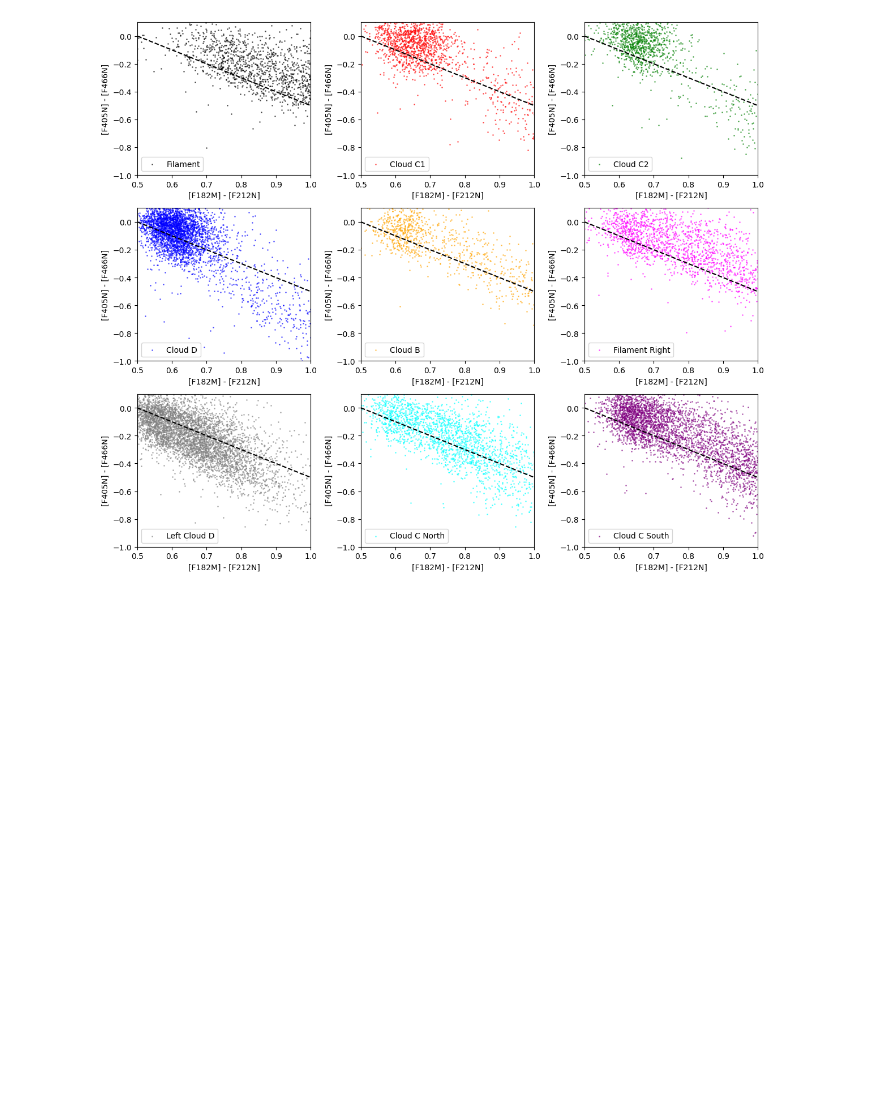
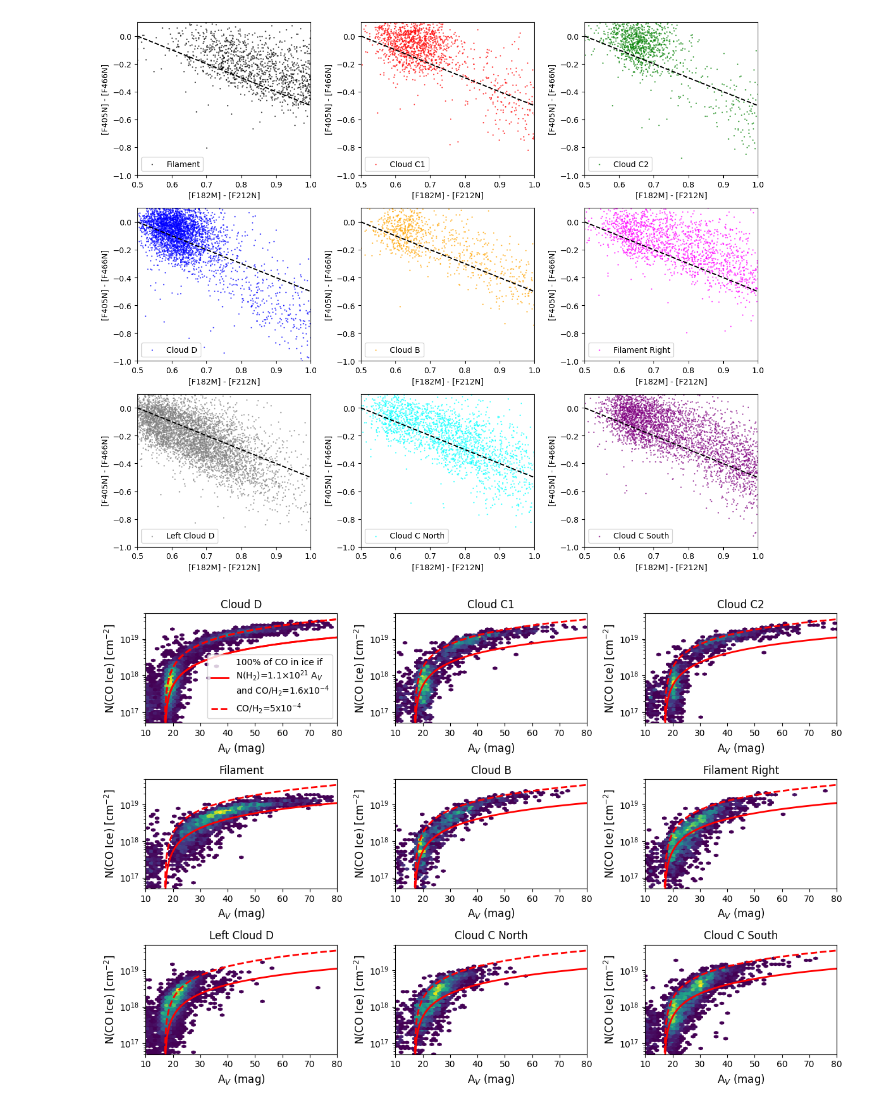
Before and after one commit to SpacialTree/dustridge-cd, a Jupyter notebook: notebooks/dustridge_analysis.ipynb, the cells around one changed output. Saved outputs shown, nothing was run; the diff lists cells and outputs as text; code cells hidden in the pictures; blank space fills up the shorter version.

```diff
--- a/notebooks/dustridge_analysis.ipynb
+++ b/notebooks/dustridge_analysis.ipynb
@@ -515,3 +515,68 @@ plt.legend()
 plt.tight_layout()
 # %% [output]
 [figure]
+# %%
+fig = plt.figure(figsize=(12,8))
+ax1 = plt.subplot(334)
+ax2 = plt.subplot(332)
+ax3 = plt.subplot(333)
+ax4 = plt.subplot(331)
+ax5 = plt.subplot(335)
+ax6 = plt.subplot(336)
+ax7 = plt.subplot(337)
+ax8 = plt.subplot(338)
+ax9 = plt.subplot(339)
+axes = [ax1, ax2, ax3, ax4, ax5, ax6, ax7, ax8, ax9]
+
+ax1.hexbin(cat_f.catalog['Av'], cat_f.catalog['N(CO)'], yscale='log', extent=(10, 80, np.log10(5e16), np.log10(5e19)), cmap='viridis', gridsize=50, mincnt=1)
+ax1.set_title('Filament')
+
+ax2.hexbin(cat_c1.catalog['Av'], cat_c1.catalog['N(CO)'], yscale='log', extent=(10, 80, np.log10(5e16), np.log10(5e19)), cmap='viridis', gridsize=50, mincnt=1)
+ax2.set_title('Cloud C1')
+
+ax3.hexbin(cat_c2.catalog['Av'], cat_c2.catalog['N(CO)'], yscale='log', extent=(10, 80, np.log10(5e16), np.log10(5e19)), cmap='viridis', gridsize=50, mincnt=1)
+ax3.set_title('Cloud C2')
+
+ax4.hexbin(cat_d.catalog['Av'], cat_d.catalog['N(CO)'], yscale='log', extent=(10, 80, np.log10(5e16), np.log10(5e19)), cmap='viridis', gridsize=50, mincnt=1)
+ax4.set_title('Cloud D')
+
+ax5.hexbin(cat_b.catalog['Av'], cat_b.catalog['N(CO)'], yscale='log', extent=(10, 80, np.log10(5e16), np.log10(5e19)), cmap='viridis', gridsize=50, mincnt=1)
+ax5.set_title('Cloud B')
+
+ax6.hexbin(cat_fil_r.catalog['Av'], cat_fil_r.catalog['N(CO)'], yscale='log', extent=(10, 80, np.log10(5e16), np.log10(5e19)), cmap='viridis', gridsize=50, mincnt=1)
+ax6.set_title('Filament Right')
+
+ax7.hexbin(cat_left_cd.catalog['Av'], cat_left_cd.catalog['N(CO)'], yscale='log', extent=(10, 80, np.log10(5e16), np.log10(5e19)), cmap='viridis', gridsize=50, mincnt=1)
+ax7.set_title('Left Cloud D')
+
+ax8.hexbin(cat_c_n.catalog['Av'], cat_c_n.catalog['N(CO)'], yscale='log', extent=(10, 80, np.log10(5e16), np.log10(5e19)), cmap='viridis', gridsize=50, mincnt=1)
+ax8.set_title('Cloud C North')
+
+ax9.hexbin(cat_c_s.catalog['Av'], cat_c_s.catalog['N(CO)'], yscale='log', extent=(10, 80, np.log10(5e16), np.log10(5e19)), cmap='viridis', gridsize=50, mincnt=1)
+ax9.set_title('Cloud C South')
+
+Av_offset = 17
+NCOofAV_alt1 = 1.1e21 * np.linspace(0.1, 100, 1000) * 5e-4
+NCOofAV_alt3 = 1.1e21 * np.linspace(0.1, 100, 1000) * 1.6e-4
+l1, = ax4.plot(np.linspace(0.1, 100, 1000)+Av_offset, NCOofAV_alt3, linewidth=2,
+        label='100% of CO in ice if \nN(H$_2$)=1.1$\\times10^{21}$ A$_V$ \nand CO/H$_2$=1.6x10$^{-4}$', color='r', linestyle='-')
+l3, = ax4.plot(np.linspace(0.1, 100, 1000)+Av_offset, NCOofAV_alt1, linewidth=2,
+        label='CO/H$_2$=5x10$^{-4}$', color='r', linestyle='--')
+ax4.set_xlim(10, 80)
+ax4.set_ylim(5e16, 5e19)
+ax4.legend()
+
+for ax in axes:
+    ax.plot(np.linspace(0.1, 100, 1000)+Av_offset, NCOofAV_alt3, linewidth=2, color='r', linestyle='-')
+    ax.plot(np.linspace(0.1, 100, 1000)+Av_offset, NCOofAV_alt1, linewidth=2, color='r', linestyle='--')
+    ax.set_xlabel('A$_V$ (mag)', fontsize=12)
+    ax.set_ylabel('N(CO Ice) [cm$^{-2}$]', fontsize=12)
+    ax.set_xlim(10, 80)
+    ax.set_ylim(5e16, 5e19)
+    ax.set_yscale('log')
+
+plt.tight_layout()
+plt.savefig('/orange/adamginsburg/jwst/cloudc/figures/dustridge_COice_vs_Av.png', dpi=300, bbox_inches='tight')
+plt.savefig('/orange/adamginsburg/jwst/cloudc/figures/dustridge_COice_vs_Av.pdf', bbox_inches='tight')
+# %% [output]
+[figure, added]
```
Also changed, not shown: parts of 1 cell of this notebook.
